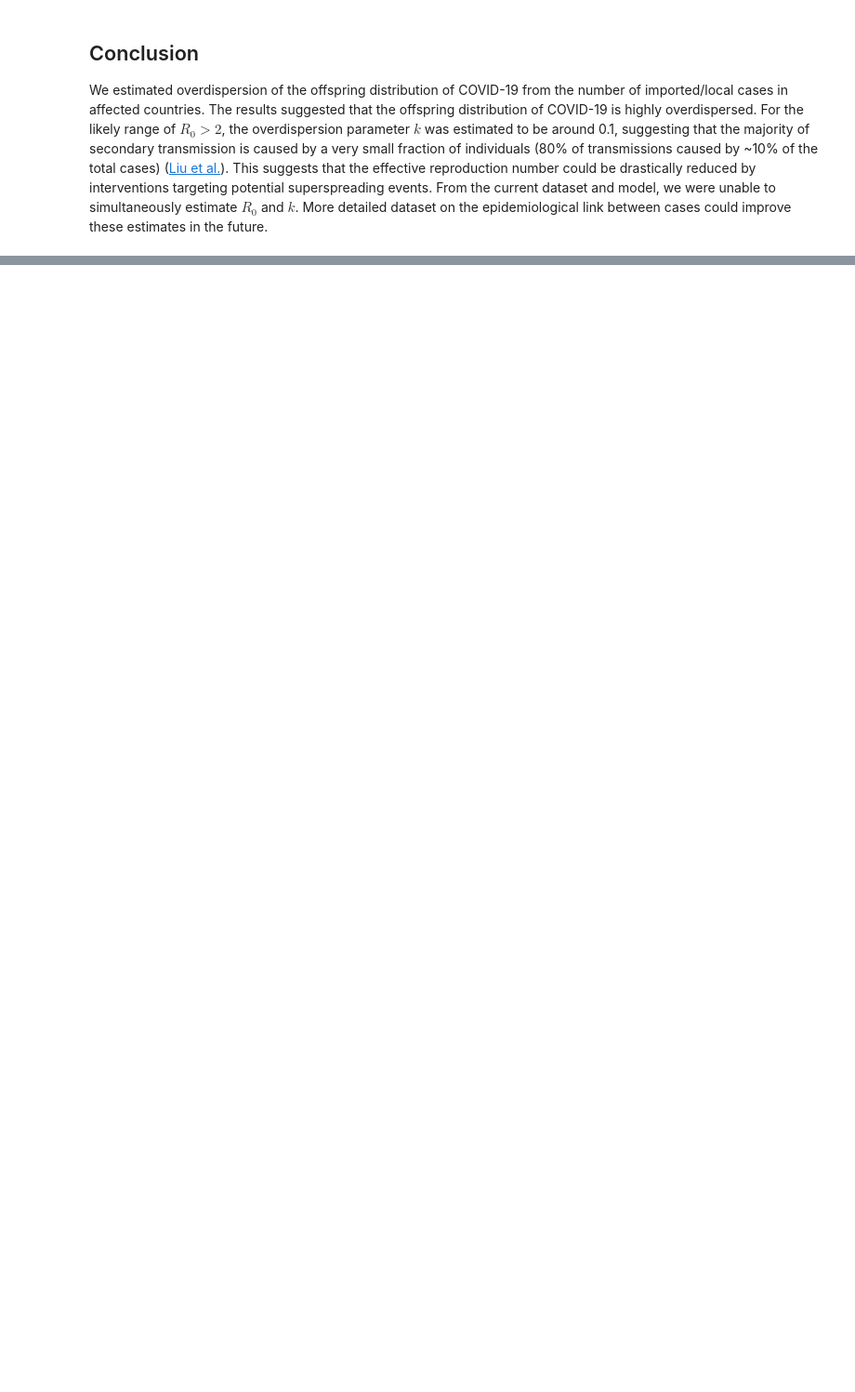
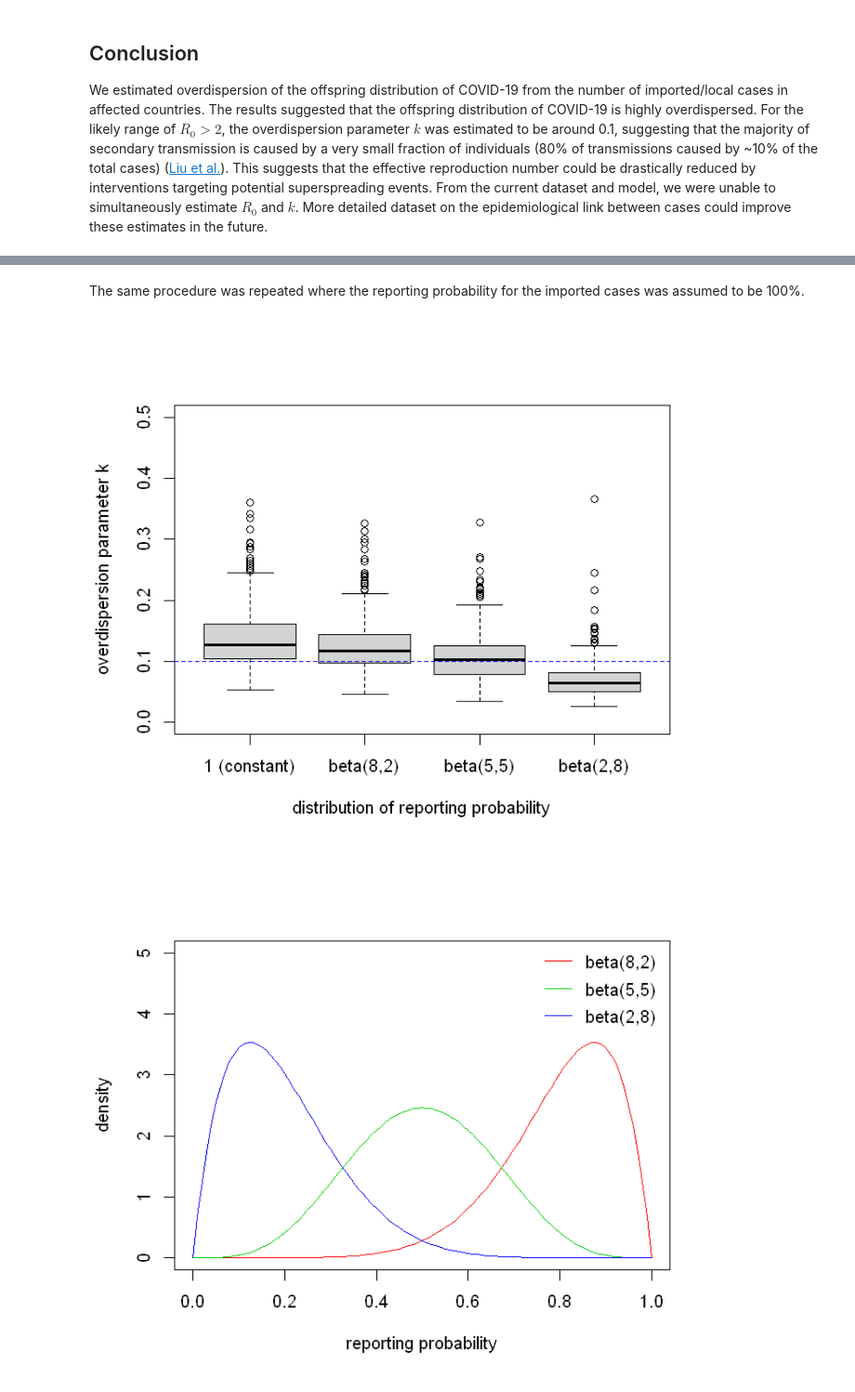
Before and after one commit to akira-endo/COVID19_clustersize, a Jupyter notebook: src/COVID19_clustersize.ipynb, the cells around one changed output, grey strips where cells are left out. Shown at 93% size. Cells and saved outputs as stored; diff of their text form; code cells hidden in the pictures; blank space fills up the shorter version.

```diff
--- a/src/COVID19_clustersize.ipynb
+++ b/src/COVID19_clustersize.ipynb
@@ -266,0 +369,25 @@ We estimated overdispersion of the offspring distribution of COVID-19 from the n
+# %% [markdown]
+The same procedure was repeated where the reporting probability for the imported cases was assumed to be 100%.
+# %%
+# overwrite sim_data to assume 100% reporting for imported cases
+sim_data=function(icases,R0,k,betaparm=NULL){
+    generations=numeric(length(icases))+3#sample(2:4,length(icases),T)+1
+    if(is.null(betaparm)){reporting=numeric(length(icases))+1
+    }else{reporting=rbeta(length(icases),betaparm[1],betaparm[2])}
+    icases_all=icases
+    sapply(1:length(icases),function(i){sim_cluster(icases[i],icases_all[i],generations[i],reporting[i],R0,k)})
+}
+set.seed(19)
+estims_all=sapply(c(8,5,2),function(x){estim_k(500,2.5,c(x,10-x))})
+estims_all=cbind(estim_k(500,2.5),estims_all)
+colnames(estims_all)=c("1 (constant)","beta(8,2)","beta(5,5)","beta(2,8)")
+
+boxplot(estims_all,ylim=c(0,0.5),col="lightgray",ylab="overdispersion parameter k",xlab="distribution of reporting probability")
+abline(h=0.1,lty=2,col="blue")
+betas=cbind(dbeta(0:100/100,8,2),dbeta(0:100/100,5,5),dbeta(0:100/100,2,8))
+colnames(betas)=colnames(estims)[-1]
+matplot(x=0:100/100,betas,type="l",ylim=c(0,5),lty=1,col=2:4,xlab="reporting probability",ylab="density")
+legend("topright",col=2:4,legend=paste(colnames(betas),"   "),bty="n",lty=1,y.intersp=2)
+# %% [output]
+[figure, added]
+[figure, added]
```
Also changed, not shown: parts of 10 cells of this notebook, 7 other files.
